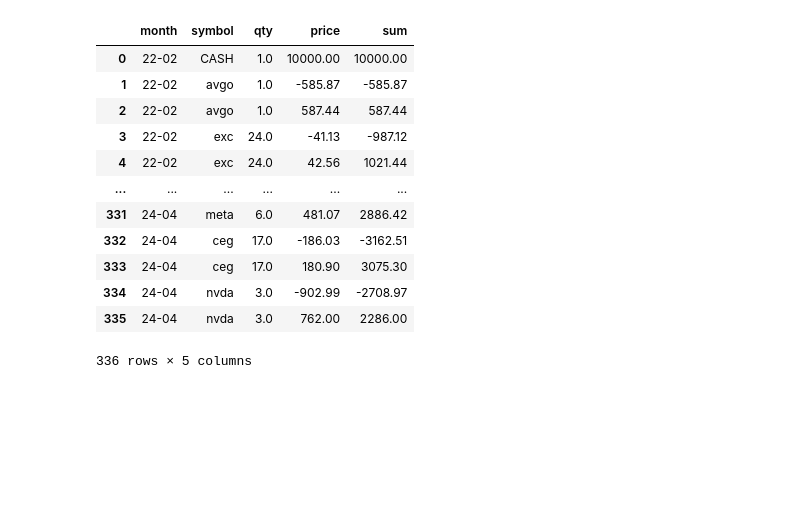
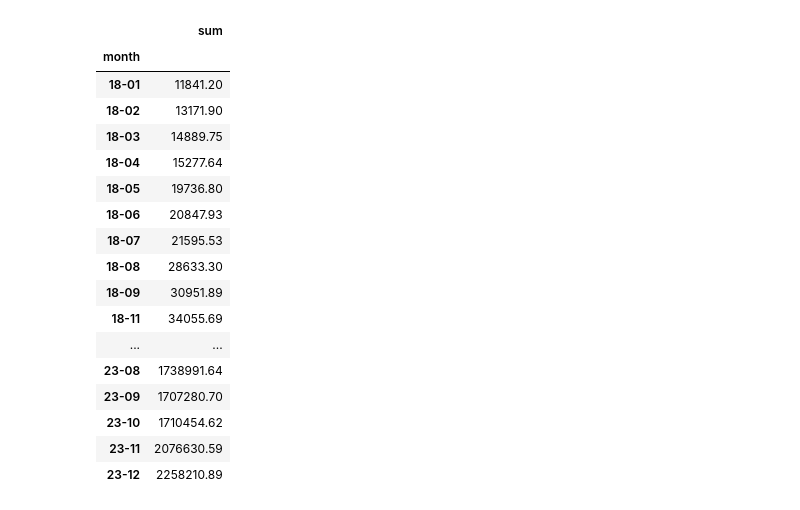
Before and after one commit to fxhuhn/backtesting-trading-strategies, a Jupyter notebook: strategies/invest.ipynb, the cells around one changed output. Drawn from its saved outputs; the diff is of its cells as text; code cells hidden in the pictures; blank space fills up the shorter version.

```diff
--- a/strategies/invest.ipynb
+++ b/strategies/invest.ipynb
@@ -12,6 +13,11 @@ START_DATE = "2021-01-01"
 def ndx100_list():
     table = pd.read_html("https://en.wikipedia.org/wiki/Nasdaq-100#Components")[4]
     return list(table.Ticker)
+# %%
+import pickle
+
+with open("nasdaq_100_historical.pkl", "rb") as file:
+    nasdaq_100_symbols = pickle.load(file)
 # %%
 def stock_score(data: pd.DataFrame) -> pd.Series:
     return roc(data.Close, 100)
@@ -81,0 +91,13 @@ sp_500["above_sma"] = sp_500.Close > sma(sp_500.Close, 275)
+# %%
+"""sp_500["Date"] = sp_500.index
+sp_500["month"] = sp_500["Date"].dt.strftime("%y-%m")
+
+test = sp_500.groupby("month").agg(
+    Date=("Date", "last"),
+    Close=("Close", "last"),
+    above_sma=("above_sma", "last"),
+    sma=("sma", "last"),
+
+).reset_index().set_index("Date").sort_index()
+
+test ['2020-01-01': '2021-01-01']"""
@@ -85,0 +108,3 @@ stocks = get_stocks(ndx100_list())
+# %%
+# stocks = get_stocks(ndx100_list())
+stocks = get_stocks(nasdaq_100_symbols["all"])
@@ -114,12 +144,14 @@ for index, row in tracker[tracker.above_sma == 1].iterrows():
     monthly_investment = 0
 
     transactions.append(
-        {"month": active_period, "symbol": "CASH", "qty": 1, "price": start_depot}
+        {"month": active_period, "symbol": "CASH", "qty": 1, "sum": start_depot}
     )
 
     # current month symbols
     active_symbols = list(
-        set(tracker.columns).intersection([x.lower() for x in ndx100_list()])
+        set(tracker.columns).intersection(
+            [x.lower() for x in nasdaq_100_symbols[active_period]]
+        )
     )
 
     current_symbols = {k: v for (k, v) in current_symbols.items() if v > 0}
@@ -142,15 +174,9 @@ for index, row in tracker[tracker.above_sma == 1].iterrows():
                 "month": active_period,
                 "symbol": symbol,
                 "qty": (start_depot / MAX_STOCKS) // buy_price,
-                "price": -buy_price,
-            }
-        )
-        transactions.append(
-            {
-                "month": active_period,
-                "symbol": symbol,
-                "qty": (start_depot / MAX_STOCKS) // buy_price,
-                "price": sell_price,
+                "buy_price": buy_price,
+                "sell_price": sell_price,
+                "sum": round(qty * (sell_price - buy_price), 2),
             }
         )
         symbols.append(symbol)
@@ -161,21 +187,28 @@ for index, row in tracker[tracker.above_sma == 1].iterrows():
     # print(symbols)
 # %%
 transactions = pd.DataFrame(transactions)
-transactions["sum"] = transactions.qty * transactions.price
+transactions[["month", "symbol", "qty", "buy_price", "sell_price", "sum"]].to_csv(
+    "transaction.csv", sep=";", decimal=",", index=False
+)
 transactions.groupby("month").agg(
     sum=("sum", "sum"),
 )
 # %% [output]
-|  | month | symbol | qty | price | sum |
-| 0 | 22-02 | CASH | 1.0 | 10000.00 | 10000.00 |
-| 1 | 22-02 | avgo | 1.0 | -585.87 | -585.87 |
-| 2 | 22-02 | avgo | 1.0 | 587.44 | 587.44 |
-| 3 | 22-02 | exc | 24.0 | -41.13 | -987.12 |
-| 4 | 22-02 | exc | 24.0 | 42.56 | 1021.44 |
-| ... | ... | ... | ... | ... | ... |
-| 331 | 24-04 | meta | 6.0 | 481.07 | 2886.42 |
-| 332 | 24-04 | ceg | 17.0 | -186.03 | -3162.51 |
-| 333 | 24-04 | ceg | 17.0 | 180.90 | 3075.30 |
-| 334 | 24-04 | nvda | 3.0 | -902.99 | -2708.97 |
-| 335 | 24-04 | nvda | 3.0 | 762.00 | 2286.00 |
+|  | sum |
+| month |  |
+| 18-01 | 11841.20 |
+| 18-02 | 13171.90 |
+| 18-03 | 14889.75 |
+| 18-04 | 15277.64 |
+| 18-05 | 19736.80 |
+| 18-06 | 20847.93 |
+| 18-07 | 21595.53 |
+| 18-08 | 28633.30 |
+| 18-09 | 30951.89 |
+| 18-11 | 34055.69 |
+| ... | ... |
+| 23-08 | 1738991.64 |
+| 23-09 | 1707280.70 |
+| 23-10 | 1710454.62 |
+| 23-11 | 2076630.59 |
+| 23-12 | 2258210.89 |
-336 rows × 5 columns
```
Also changed, not shown: parts of 8 cells of this notebook, 1 other file.
